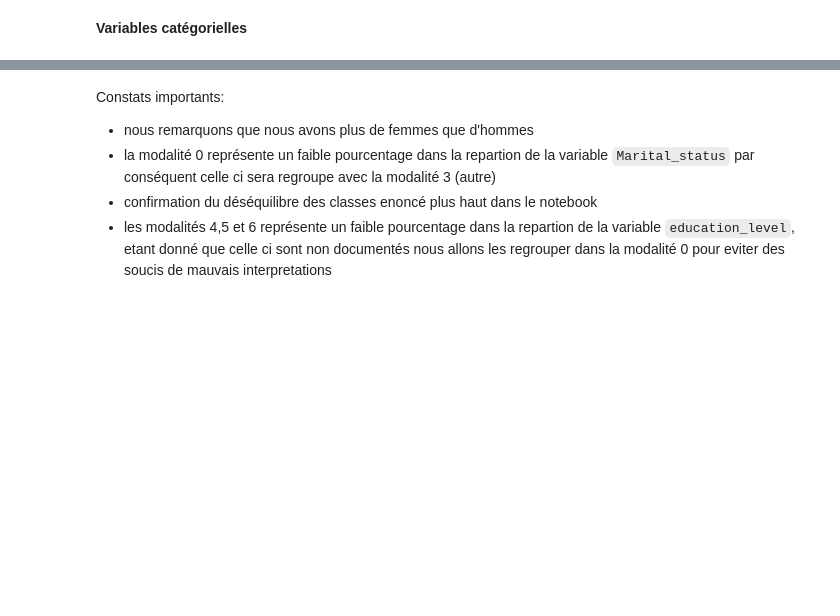
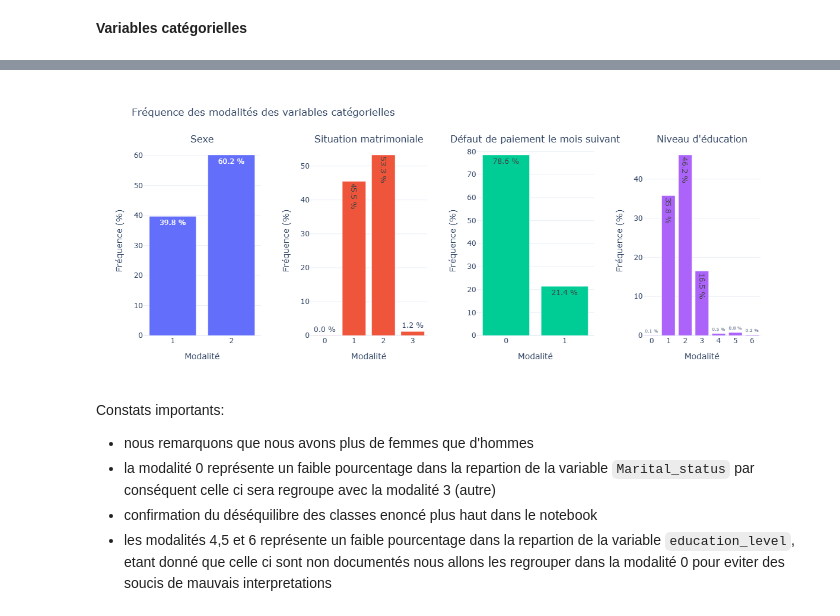
Before and after one commit to Tibak2206/Talk_to_my_data, a Jupyter notebook: notebooks/01_setup_repo_et_eda.ipynb, the cells around one changed output, grey strips where cells are left out. Saved outputs shown, nothing was run; the diff lists cells and outputs as text; code cells hidden in the pictures; blank space fills up the shorter version.

```diff
--- a/notebooks/01_setup_repo_et_eda.ipynb
+++ b/notebooks/01_setup_repo_et_eda.ipynb
@@ -470,5 +472,5 @@ fig.update_layout(
 
 from IPython.display import HTML, display
 
-display(HTML(fig.to_html(include_plotlyjs="cdn")))
+fig.show("png")
 # %% [output]
@@ -476,3 +477,4 @@ display(HTML(fig.to_html(include_plotlyjs="cdn")))
+[figure, added]
 # %% [markdown]
 Constats importants:
 - nous remarquons que nous avons plus de femmes que d'hommes
```
Also changed, not shown: parts of 18 cells of this notebook, 3 other files.
